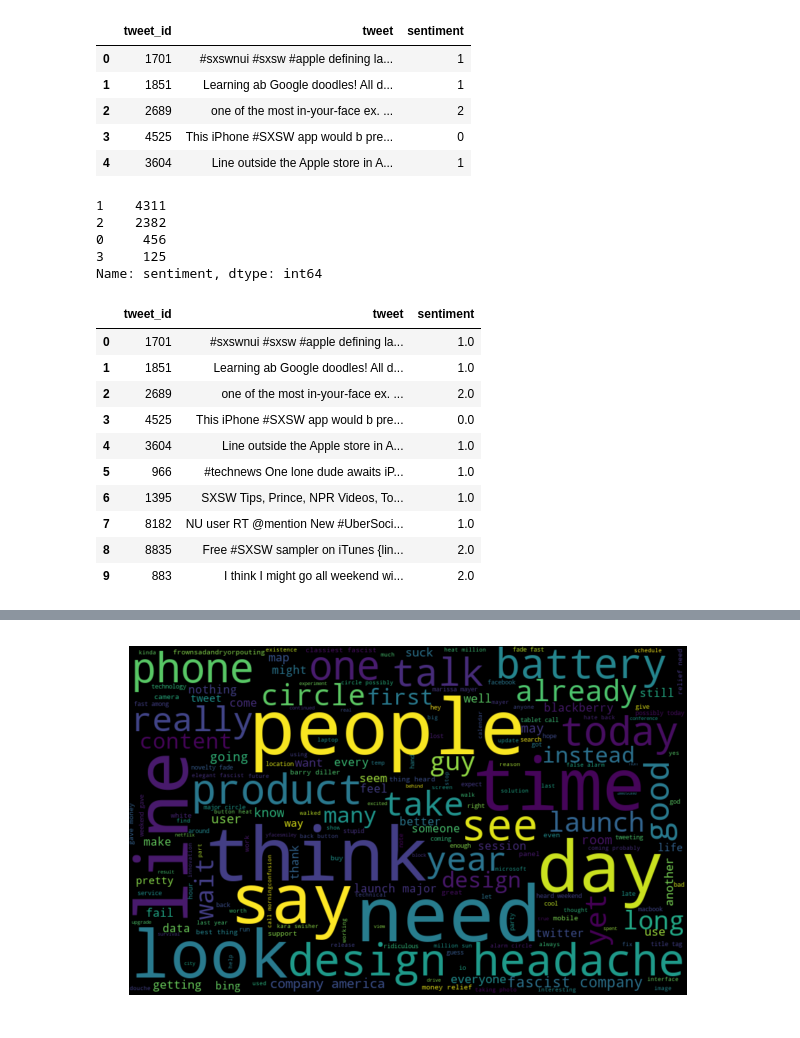
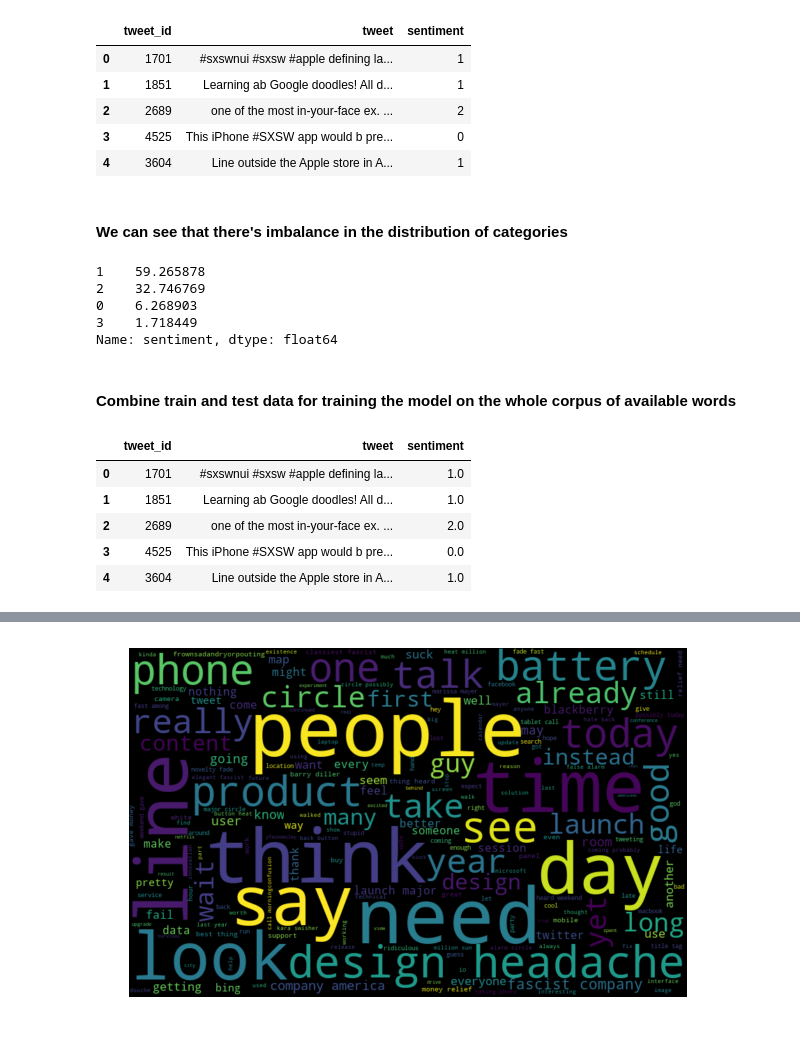
Before and after one commit to Shamika14/Sentiment_Analysis_Hackathon_GreyAtom, a Jupyter notebook: Twitter Sentiment Analysis.ipynb, the cells around one changed output, grey strips where cells are left out. Cells and saved outputs as stored; diff of their text form; code cells hidden in the pictures.

```diff
--- a/Twitter Sentiment Analysis.ipynb
+++ b/Twitter Sentiment Analysis.ipynb
@@ -13,6 +29,6 @@ import nltk
 # %%
-train=pd.read_csv("train.csv")
-test=pd.read_csv("test.csv")
+train=pd.read_csv("data/train.csv")
+test=pd.read_csv("data/test.csv")
 # %%
 train.head()
 # %% [output]
@@ -22,28 +38,26 @@ train.head()
 | 2 | 2689 | one of the most in-your-face ex. ... | 2 |
 | 3 | 4525 | This iPhone #SXSW app would b pre... | 0 |
 | 4 | 3604 | Line outside the Apple store in A... | 1 |
+# %% [markdown]
+#### We can see that there's imbalance in the distribution of categories
 # %%
-
-train["sentiment"].value_counts()
+(train['sentiment'].value_counts()/train['sentiment'].shape)*100
 # %% [output]
-1    4311
-2    2382
-0     456
-3     125
-Name: sentiment, dtype: int64
+1    59.265878
+2    32.746769
+0    6.268903
+3    1.718449
+Name: sentiment, dtype: float64
+# %% [markdown]
+#### Combine train and test data for training the model on the whole corpus of available words
 # %%
 combine_df = train.append(test, ignore_index = True, sort = False)
-combine_df.head(10)
+combine_df.head()
 # %% [output]
 |  | tweet_id | tweet | sentiment |
 | 0 | 1701 | #sxswnui #sxsw #apple defining la... | 1.0 |
 | 1 | 1851 | Learning ab Google doodles! All d... | 1.0 |
 | 2 | 2689 | one of the most in-your-face ex. ... | 2.0 |
 | 3 | 4525 | This iPhone #SXSW app would b pre... | 0.0 |
 | 4 | 3604 | Line outside the Apple store in A... | 1.0 |
-| 5 | 966 | #technews One lone dude awaits iP... | 1.0 |
-| 6 | 1395 | SXSW Tips, Prince, NPR Videos, To... | 1.0 |
-| 7 | 8182 | NU user RT @mention New #UberSoci... | 1.0 |
-| 8 | 8835 | Free #SXSW sampler on iTunes {lin... | 2.0 |
-| 9 | 883 | I think I might go all weekend wi... | 2.0 |
 # %%
```
Also changed, not shown: parts of 71 cells of this notebook.
